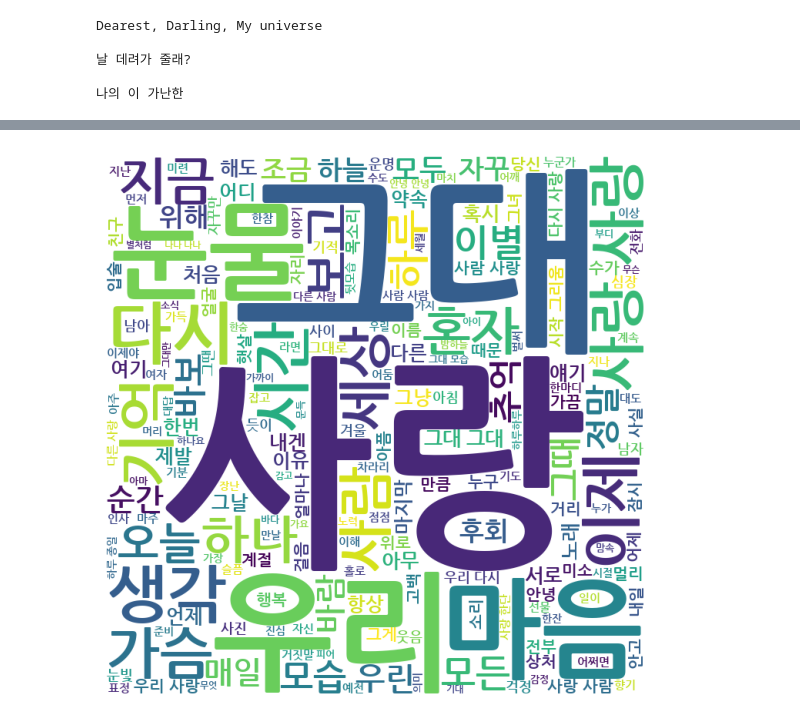
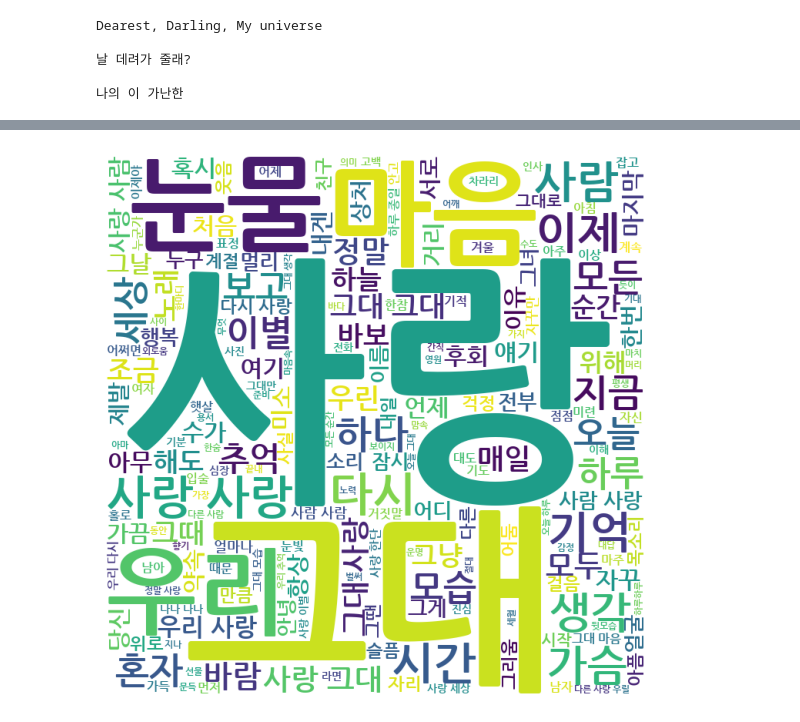
Before and after one commit to JaydenCJH/project_lyrics, a Jupyter notebook: kor_wc.ipynb, the cells around one changed output, grey strips where cells are left out. Saved outputs shown, nothing was run; the diff lists cells and outputs as text; code cells hidden in the pictures.

Commit message:
new file:   ballad_test_all.png 	modified:   kor_wc.ipynb 	modified:   song_ballad_text.txt

```diff
--- a/kor_wc.ipynb
+++ b/kor_wc.ipynb
@@ -33,5 +35,5 @@ from bokeh.models import HoverTool, ColumnDataSource
 # %%
-df = pd.read_csv('songs(발라드 1 ~ 1166).csv')
+df = pd.read_csv('songs(발라드, 병합).csv')
 print(len(df))
 df.head()
 # %% [output]
@@ -99,10 +92,10 @@ normalized_text = normalize(lyrics)
 # %%
 text = ' '.join(normalized_text)
 wc = WordCloud(font_path = 'NanumGothicBold.ttf', width = 700, height = 700, background_color = 'white').generate(text)
-wc.to_file('ballad_test.png')
+wc.to_file('ballad_test_all.png')
 plt.figure(figsize = (7, 7))
 plt.axis('off')
 plt.imshow(wc)
 plt.show()
 # %% [output]
-[figure, old version]
+[figure, new version]
```
Also changed, not shown: parts of 4 cells of this notebook, 2 other files.
